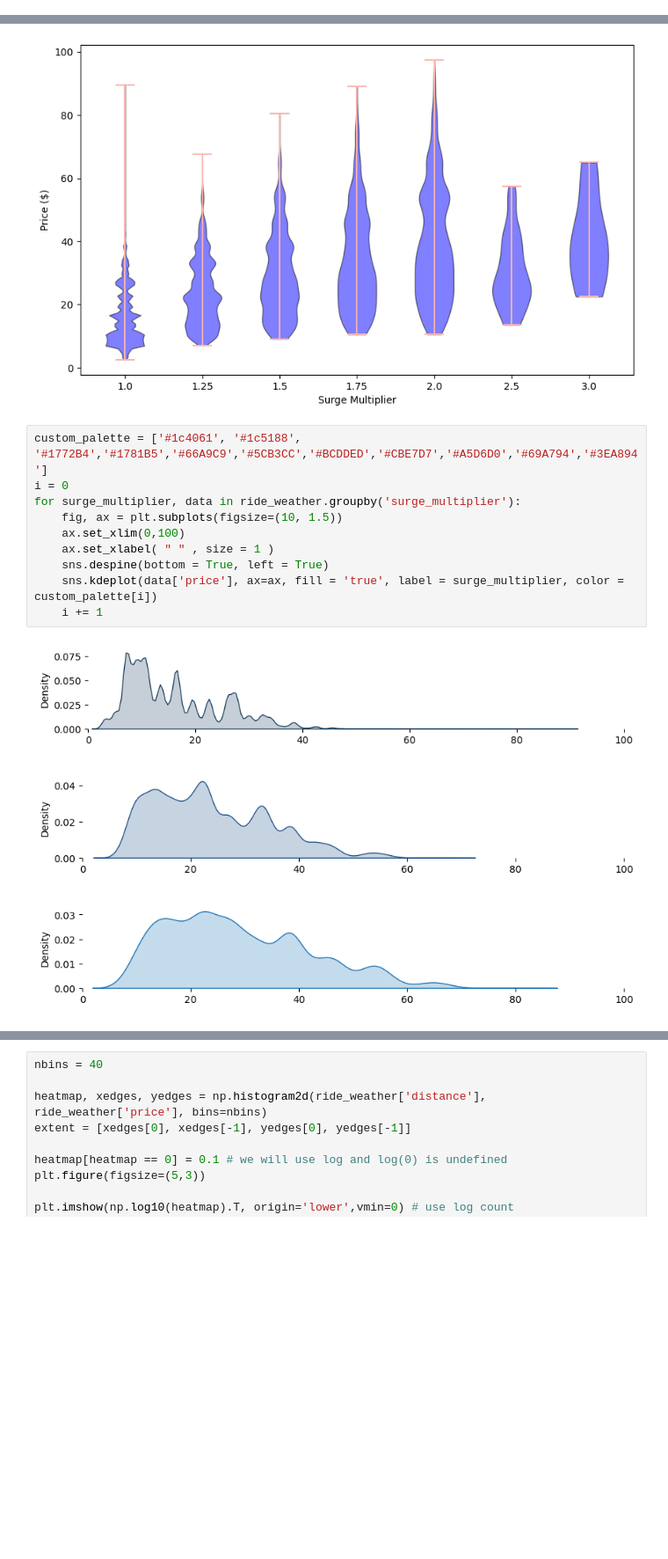
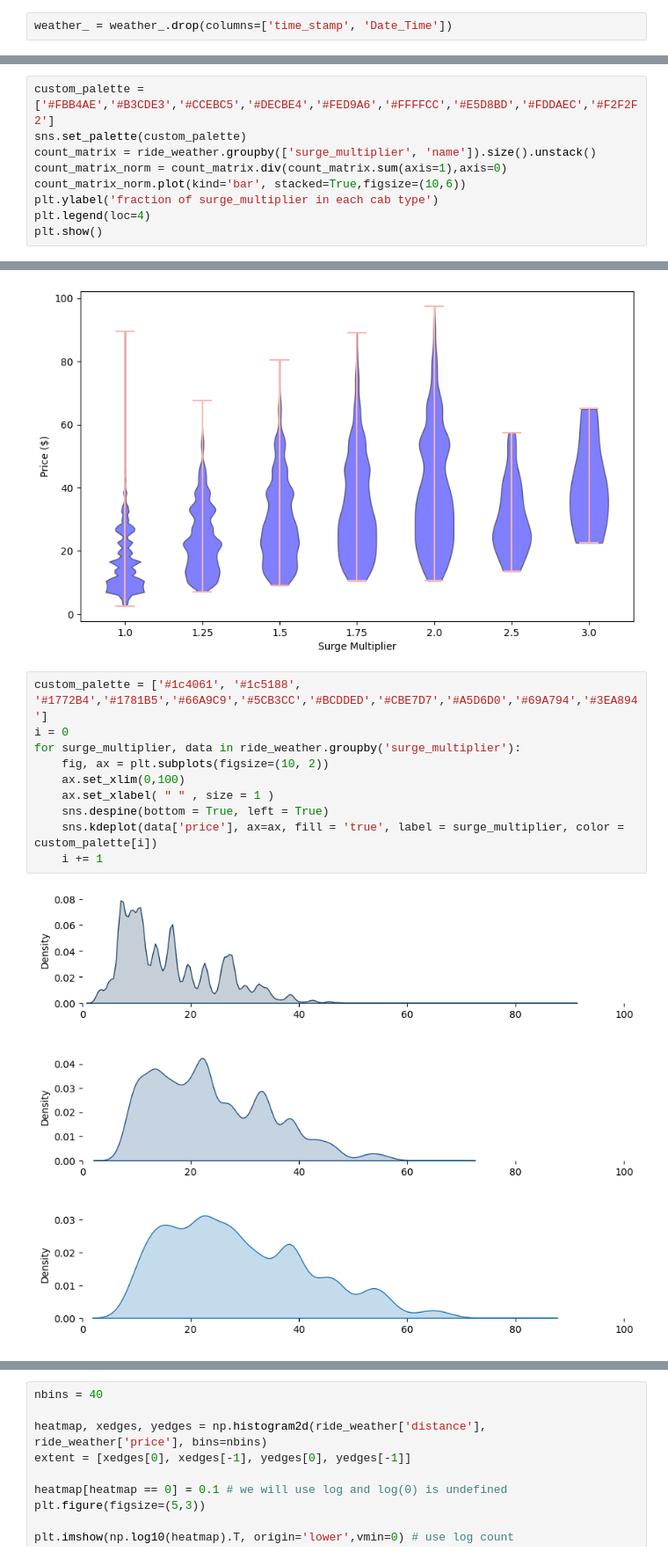
Before and after one commit to WWWW0203/data1030Project, a Jupyter notebook: DATA1030midtermproject.ipynb, the cells around one changed output, grey strips where cells are left out. Shown at 88% size. Cells and saved outputs as stored; diff of their text form; blank space fills up the shorter version.

```diff
--- a/DATA1030midtermproject.ipynb
+++ b/DATA1030midtermproject.ipynb
@@ -246,6 +246,8 @@ weather_.head()
 |  |  | 7 | 41.137500 | 0.970000 | 1014.292500 | NaN | 1.543217e+09 | 0.920000 | 1.735000 | 2018-11-26 07:28:12.750000128 |
 # %% [markdown]
 I have also dropped time_stamp and Date_Time columns in the weather_ table.
+# %%
+weather_ = weather_.drop(columns=['time_stamp', 'Date_Time'])
 # %%
 #Merge two tables together, rides left join weather on source location, Date, and Hour_of_day
 ride_weather = pd.merge(rides, weather_,  how='left', left_on=['source','Date', 'Hour_of_day'], right_on = ['location','Date', 'Hour_of_day'])
@@ -301,0 +324,9 @@ plt.show()
+# %%
+custom_palette = ['#FBB4AE','#B3CDE3','#CCEBC5','#DECBE4','#FED9A6','#FFFFCC','#E5D8BD','#FDDAEC','#F2F2F2']
+sns.set_palette(custom_palette)
+count_matrix = ride_weather.groupby(['surge_multiplier', 'name']).size().unstack()
+count_matrix_norm = count_matrix.div(count_matrix.sum(axis=1),axis=0)
+count_matrix_norm.plot(kind='bar', stacked=True,figsize=(10,6))
+plt.ylabel('fraction of surge_multiplier in each cab type')
+plt.legend(loc=4)
+plt.show()
@@ -450,14 +483,14 @@ plt.show()
 # %%
 custom_palette = ['#1c4061', '#1c5188', '#1772B4','#1781B5','#66A9C9','#5CB3CC','#BCDDED','#CBE7D7','#A5D6D0','#69A794','#3EA894']
 i = 0
 for surge_multiplier, data in ride_weather.groupby('surge_multiplier'):
-    fig, ax = plt.subplots(figsize=(10, 1.5))
+    fig, ax = plt.subplots(figsize=(10, 2))
     ax.set_xlim(0,100)
     ax.set_xlabel( " " , size = 1 )
     sns.despine(bottom = True, left = True)
     sns.kdeplot(data['price'], ax=ax, fill = 'true', label = surge_multiplier, color = custom_palette[i])
     i += 1
 # %% [output]
-[figure, old version]
+[figure, new version]
-[figure, old version]
+[figure, new version]
-[figure, old version]
+[figure, new version]
```
Also changed, not shown: parts of 9 cells of this notebook.
